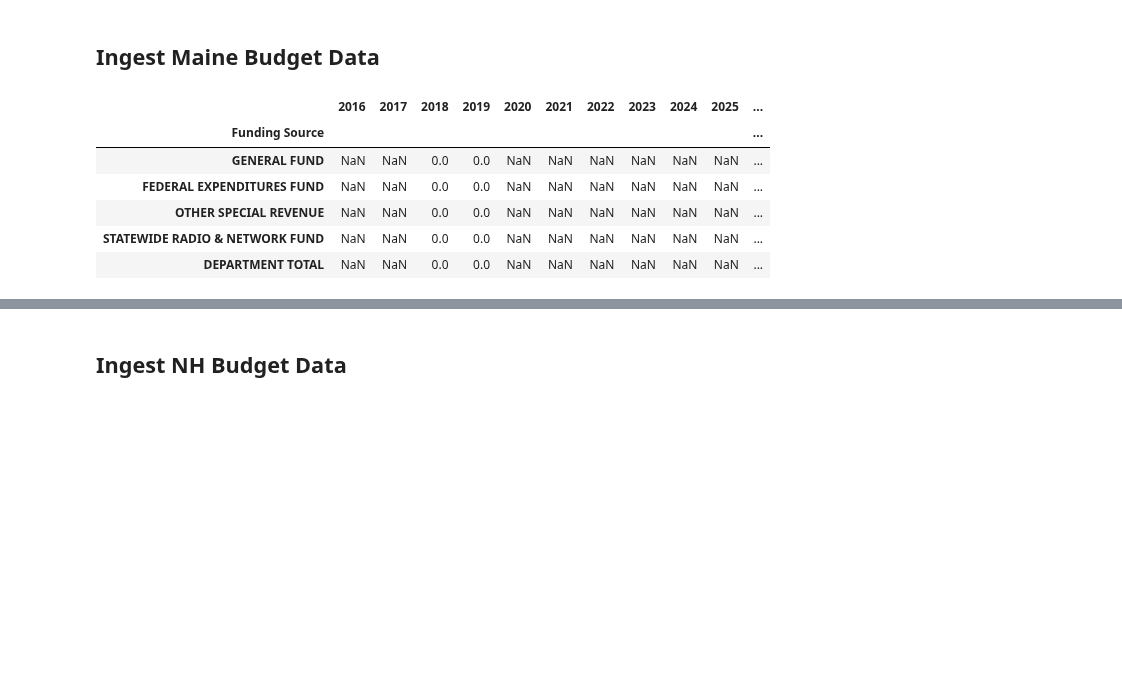
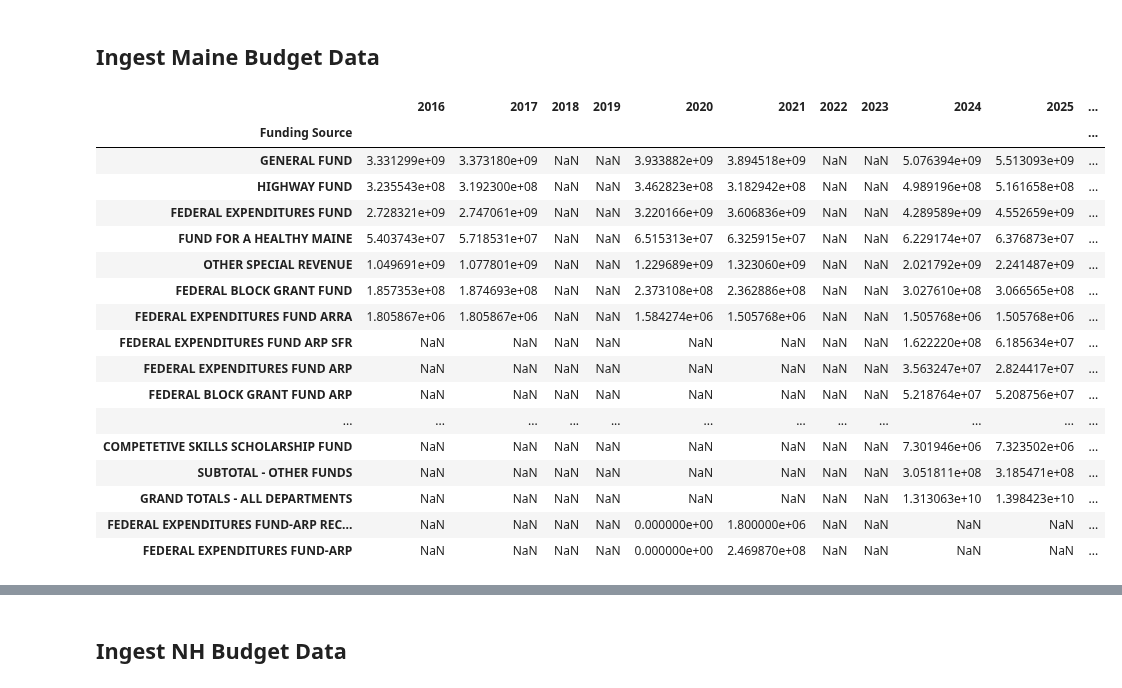
Before and after one commit to bsawyerg15/owen-for-maine, a Jupyter notebook: c_Exploration/maine_budget.ipynb, the cells around one changed output, grey strips where cells are left out. Drawn from its saved outputs; the diff is of its cells as text; code cells hidden in the pictures; blank space fills up the shorter version.

```diff
--- a/c_Exploration/maine_budget.ipynb
+++ b/c_Exploration/maine_budget.ipynb
@@ -104,15 +104,26 @@ for budget in budget_to_end_page.keys():
 
 me_as_reported_df = me_as_reported_df.sort_index(axis=1)
 # %%
-me_as_reported_df.xs('DEPARTMENT OF TECHNOLOGY SERVICES', level='Department')  # Example lookup
+me_as_reported_df.xs('GRAND TOTALS - ALL DEPARTMENTS', level='Department')  # Example lookup
 # %% [output]
 |  | 2016 | 2017 | 2018 | 2019 | 2020 | 2021 | 2022 | 2023 | 2024 | 2025 | ... |
 | Funding Source |  |  |  |  |  |  |  |  |  |  | ... |
-| GENERAL FUND | NaN | NaN | 0.0 | 0.0 | NaN | NaN | NaN | NaN | NaN | NaN | ... |
-| FEDERAL EXPENDITURES FUND | NaN | NaN | 0.0 | 0.0 | NaN | NaN | NaN | NaN | NaN | NaN | ... |
-| OTHER SPECIAL REVENUE | NaN | NaN | 0.0 | 0.0 | NaN | NaN | NaN | NaN | NaN | NaN | ... |
-| STATEWIDE RADIO & NETWORK FUND | NaN | NaN | 0.0 | 0.0 | NaN | NaN | NaN | NaN | NaN | NaN | ... |
-| DEPARTMENT TOTAL | NaN | NaN | 0.0 | 0.0 | NaN | NaN | NaN | NaN | NaN | NaN | ... |
+| GENERAL FUND | 3.331299e+09 | 3.373180e+09 | NaN | NaN | 3.933882e+09 | 3.894518e+09 | NaN | NaN | 5.076394e+09 | 5.513093e+09 | ... |
+| HIGHWAY FUND | 3.235543e+08 | 3.192300e+08 | NaN | NaN | 3.462823e+08 | 3.182942e+08 | NaN | NaN | 4.989196e+08 | 5.161658e+08 | ... |
+| FEDERAL EXPENDITURES FUND | 2.728321e+09 | 2.747061e+09 | NaN | NaN | 3.220166e+09 | 3.606836e+09 | NaN | NaN | 4.289589e+09 | 4.552659e+09 | ... |
+| FUND FOR A HEALTHY MAINE | 5.403743e+07 | 5.718531e+07 | NaN | NaN | 6.515313e+07 | 6.325915e+07 | NaN | NaN | 6.229174e+07 | 6.376873e+07 | ... |
+| OTHER SPECIAL REVENUE | 1.049691e+09 | 1.077801e+09 | NaN | NaN | 1.229689e+09 | 1.323060e+09 | NaN | NaN | 2.021792e+09 | 2.241487e+09 | ... |
+| FEDERAL BLOCK GRANT FUND | 1.857353e+08 | 1.874693e+08 | NaN | NaN | 2.373108e+08 | 2.362886e+08 | NaN | NaN | 3.027610e+08 | 3.066565e+08 | ... |
+| FEDERAL EXPENDITURES FUND ARRA | 1.805867e+06 | 1.805867e+06 | NaN | NaN | 1.584274e+06 | 1.505768e+06 | NaN | NaN | 1.505768e+06 | 1.505768e+06 | ... |
+| FEDERAL EXPENDITURES FUND ARP SFR | NaN | NaN | NaN | NaN | NaN | NaN | NaN | NaN | 1.622220e+08 | 6.185634e+07 | ... |
+| FEDERAL EXPENDITURES FUND ARP | NaN | NaN | NaN | NaN | NaN | NaN | NaN | NaN | 3.563247e+07 | 2.824417e+07 | ... |
+| FEDERAL BLOCK GRANT FUND ARP | NaN | NaN | NaN | NaN | NaN | NaN | NaN | NaN | 5.218764e+07 | 5.208756e+07 | ... |
+| ... | ... | ... | ... | ... | ... | ... | ... | ... | ... | ... | ... |
+| COMPETETIVE SKILLS SCHOLARSHIP FUND | NaN | NaN | NaN | NaN | NaN | NaN | NaN | NaN | 7.301946e+06 | 7.323502e+06 | ... |
+| SUBTOTAL - OTHER FUNDS | NaN | NaN | NaN | NaN | NaN | NaN | NaN | NaN | 3.051811e+08 | 3.185471e+08 | ... |
+| GRAND TOTALS - ALL DEPARTMENTS | NaN | NaN | NaN | NaN | NaN | NaN | NaN | NaN | 1.313063e+10 | 1.398423e+10 | ... |
+| FEDERAL EXPENDITURES FUND-ARP REC... | NaN | NaN | NaN | NaN | 0.000000e+00 | 1.800000e+06 | NaN | NaN | NaN | NaN | ... |
+| FEDERAL EXPENDITURES FUND-ARP | NaN | NaN | NaN | NaN | 0.000000e+00 | 2.469870e+08 | NaN | NaN | NaN | NaN | ... |
 # %%
 # Create standardized df for comparison with NH
 
```
Also changed, not shown: parts of 2 cells of this notebook, 1 other file.
